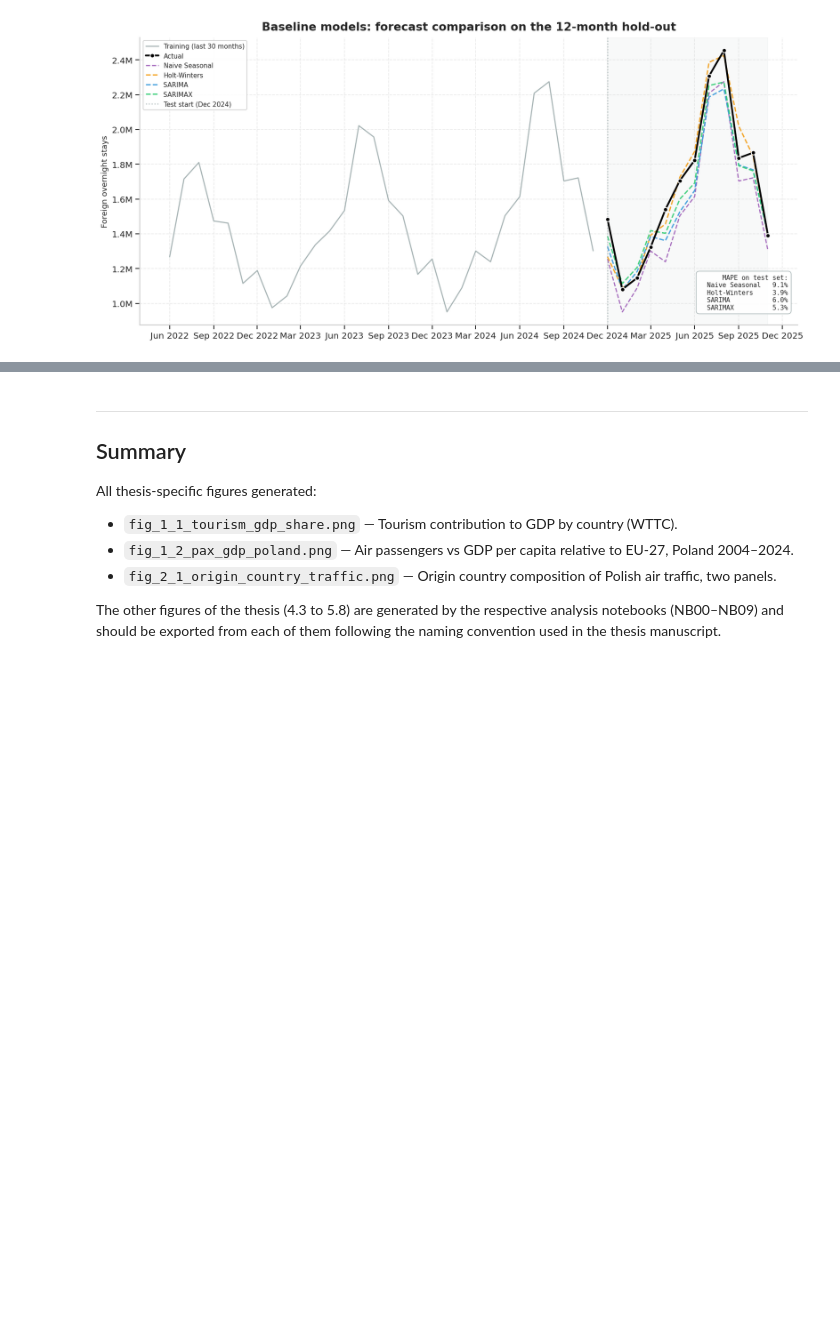
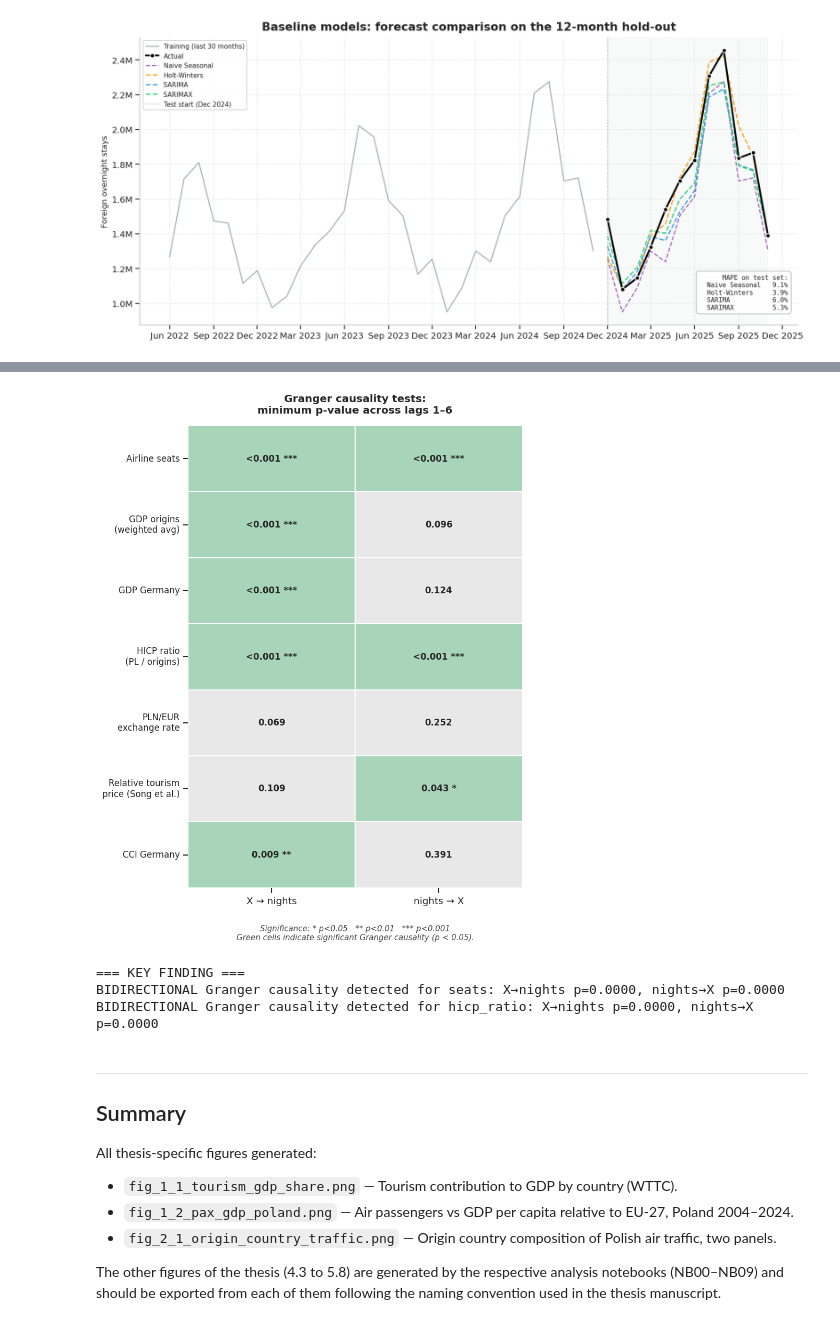
Before and after one commit to DieGodMF4/Macro-Aviation-Tourism-Modeling, a Jupyter notebook: documentation_es/scripts-generate-figs/nb-figures.ipynb, the cells around one changed output, grey strips where cells are left out. Saved outputs shown, nothing was run; the diff lists cells and outputs as text; code cells hidden in the pictures; blank space fills up the shorter version.

```diff
--- a/documentation_es/scripts-generate-figs/nb-figures.ipynb
+++ b/documentation_es/scripts-generate-figs/nb-figures.ipynb
@@ -1591,3 +1944,81 @@ plt.show()
+# %%
+# --- PLOT THE GRANGER MATRIX HEATMAP (VERTICAL ASPECT) ---
+display_names = {
+    'seats':            'Airline seats',
+    'gdp_origins_wavg': 'GDP origins\n(weighted avg)',
+    'gdp_DE':           'GDP Germany',
+    'hicp_ratio':       'HICP ratio\n(PL / origins)',
+    'exr_pln':          'PLN/EUR\nexchange rate',
+    'relprice_wavg':    'Relative tourism\nprice (Song et al.)',
+    'cci_DE':           'CCI Germany',
+}
+
+display_matrix = granger_matrix.rename(index=display_names)
+
+# Significance threshold
+alpha = 0.05
+
+# Build annotation matrix: show p-value with star if significant
+annot = pd.DataFrame(index=display_matrix.index,
+                     columns=display_matrix.columns, dtype=object)
+for r in display_matrix.index:
+    for c in display_matrix.columns:
+        p = display_matrix.loc[r, c]
+        if pd.isna(p):
+            annot.loc[r, c] = '—'
+        elif p < 0.001:
+            annot.loc[r, c] = f'<0.001 ***'
+        elif p < 0.01:
+            annot.loc[r, c] = f'{p:.3f} **'
+        elif p < alpha:
+            annot.loc[r, c] = f'{p:.3f} *'
+        else:
+            annot.loc[r, c] = f'{p:.3f}'
+
+# Build a binary significance mask for coloring
+sig_matrix = (display_matrix < alpha).astype(float)
+
+# Plot
+fig, ax = plt.subplots(figsize=(7, 9))   # vertical aspect
+
+sns.heatmap(sig_matrix, annot=annot.values, fmt='',
+            cmap=ListedColormap(['#E8E8E8', '#A8D5BA']),
+            cbar=False, ax=ax,
+            linewidths=1.2, linecolor='white',
+            annot_kws={'size': 10, 'weight': 'bold'},
+            vmin=0, vmax=1)
+
+ax.set_title('Granger causality tests:\nminimum p-value across lags 1–6',
+              fontweight='bold', fontsize=12, pad=14, loc='center')
+ax.set_xlabel('')
+ax.set_ylabel('')
+ax.tick_params(axis='y', rotation=0, labelsize=10)
+ax.tick_params(axis='x', rotation=0, labelsize=11, pad=4)
+
+# Footer with legend
+ax.text(0.5, -0.08,
+        'Significance: * p<0.05   ** p<0.01   *** p<0.001\n'
+        'Green cells indicate significant Granger causality (p < 0.05).',
+        transform=ax.transAxes, ha='center', va='top',
+        fontsize=9, style='italic', color='#444444')
+
+plt.tight_layout()
+savefig('fig_4_X_granger_matrix.png')
+plt.show()
+
+# --- HIGHLIGHT THE BIDIRECTIONAL CASE FOR THE TEXT ---
+print('\n=== KEY FINDING ===')
+for col in granger_predictors:
+    p1 = granger_matrix.loc[col, 'X → nights']
+    p2 = granger_matrix.loc[col, 'nights → X']
+    if p1 < alpha and p2 < alpha:
+        print(f'BIDIRECTIONAL Granger causality detected for {col}: '
+              f'X→nights p={p1:.4f}, nights→X p={p2:.4f}')
+# %% [output]
+[figure, added]
+=== KEY FINDING ===
+BIDIRECTIONAL Granger causality detected for seats: X→nights p=0.0000, nights→X p=0.0000
+BIDIRECTIONAL Granger causality detected for hicp_ratio: X→nights p=0.0000, nights→X p=0.0000
 # %% [markdown]
 ---
 
```
Also changed, not shown: parts of 10 cells of this notebook, 13 other files.
